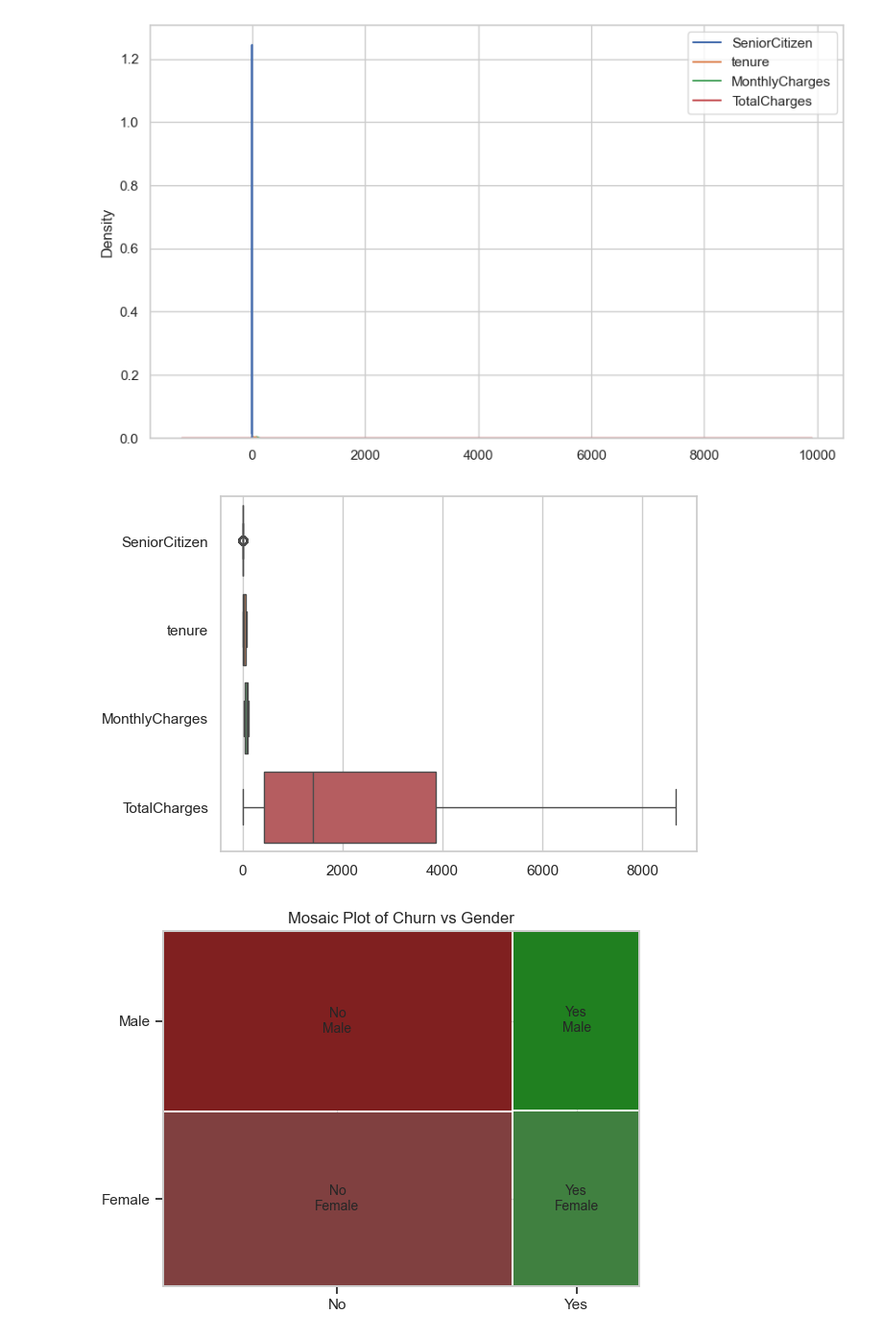
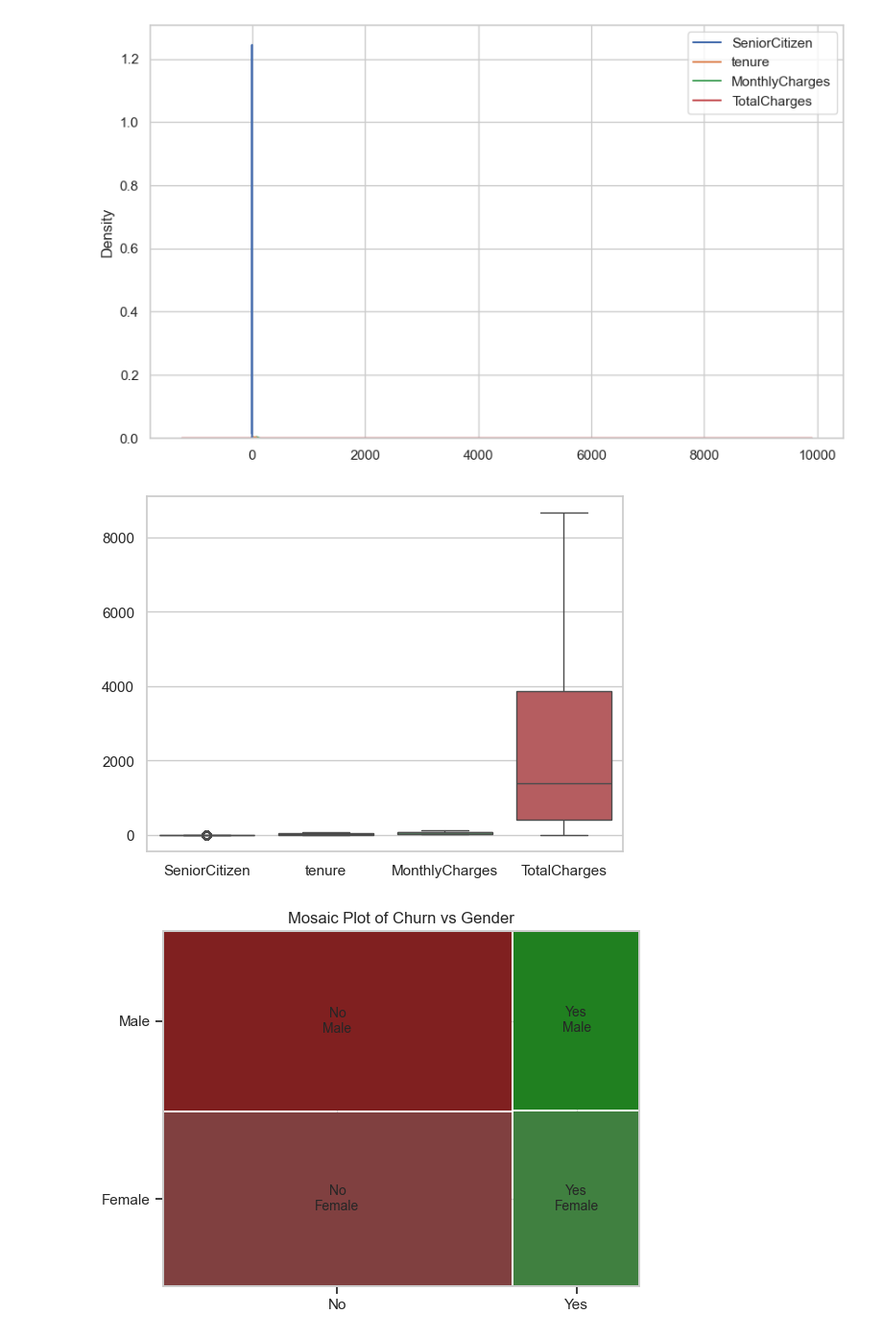
Before and after one commit to Vaniskemunto/Customer_churn-analysis, a Jupyter notebook: customer_churn.ipynb, the cells around one changed output. Shown at 96% size. Saved outputs shown, nothing was run; the diff lists cells and outputs as text; code cells hidden in the pictures.

```diff
--- a/customer_churn.ipynb
+++ b/customer_churn.ipynb
@@ -224,7 +227,7 @@ df = pd.DataFrame(data2)
 # Process the 'TotalCharges' column: replace NaN with zero and convert to float
 df = replace_nan_and_convert_to_float(df, 'TotalCharges')
 
-print("\nDataFrame after processing:")
-print(df.head())
-data2=df
+print("\nDataFrame after processing")
+clean_data2=df
+clean_data2.head()
 # %% [output]
@@ -248,5 +242,5 @@ DataFrame after processing:
 # %%
-training_data = pd.concat([data1, data2], axis=0,ignore_index=True)
+training_data = pd.concat([data1, clean_data2], axis=0,ignore_index=True)
 training_data.head()
 # %% [output]
 |  | customerID | gender | SeniorCitizen | Partner | Dependents | tenure | PhoneService | MultipleLines | ... |
@@ -382,8 +376,8 @@ columns_to_convert = ['Churn','Partner', 'Dependents', 'PhoneService']
 # Convert specified columns to only contain Yes and No
 df = convert_to_yes_no(training_data, columns_to_convert)
 
-print(df)
-train_data=df
+print("\nDataFrame after prepocessing")
+clean_train_data=df
 
-train_data.head()
+clean_train_data.head()
 # %% [output]
@@ -430,8 +408,8 @@ sns.kdeplot(train_data)
 [figure]
 # %%
 #checking outliers
-sns.boxplot(train_data, orient='h')
+sns.boxplot(clean_train_data, orient='v')
 plt.show()
 # %% [output]
-[figure, old version]
+[figure, new version]
 # %%
```
Also changed, not shown: parts of 31 cells of this notebook.
